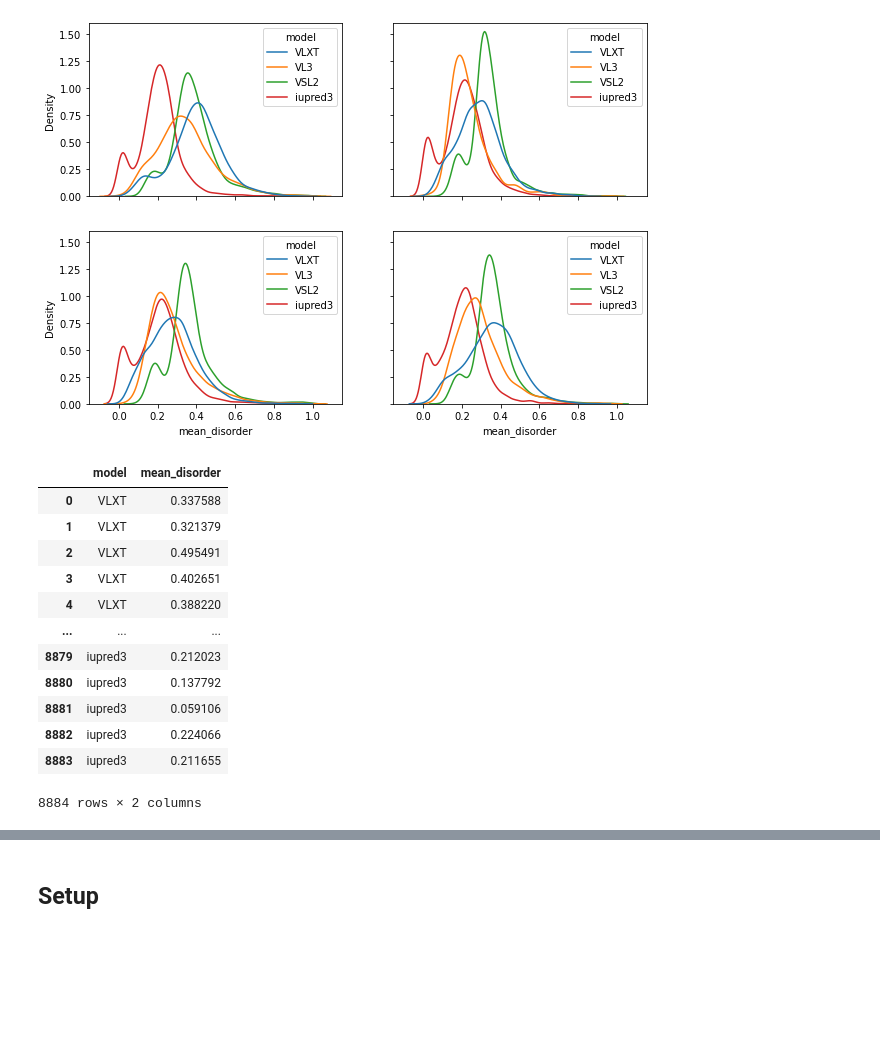
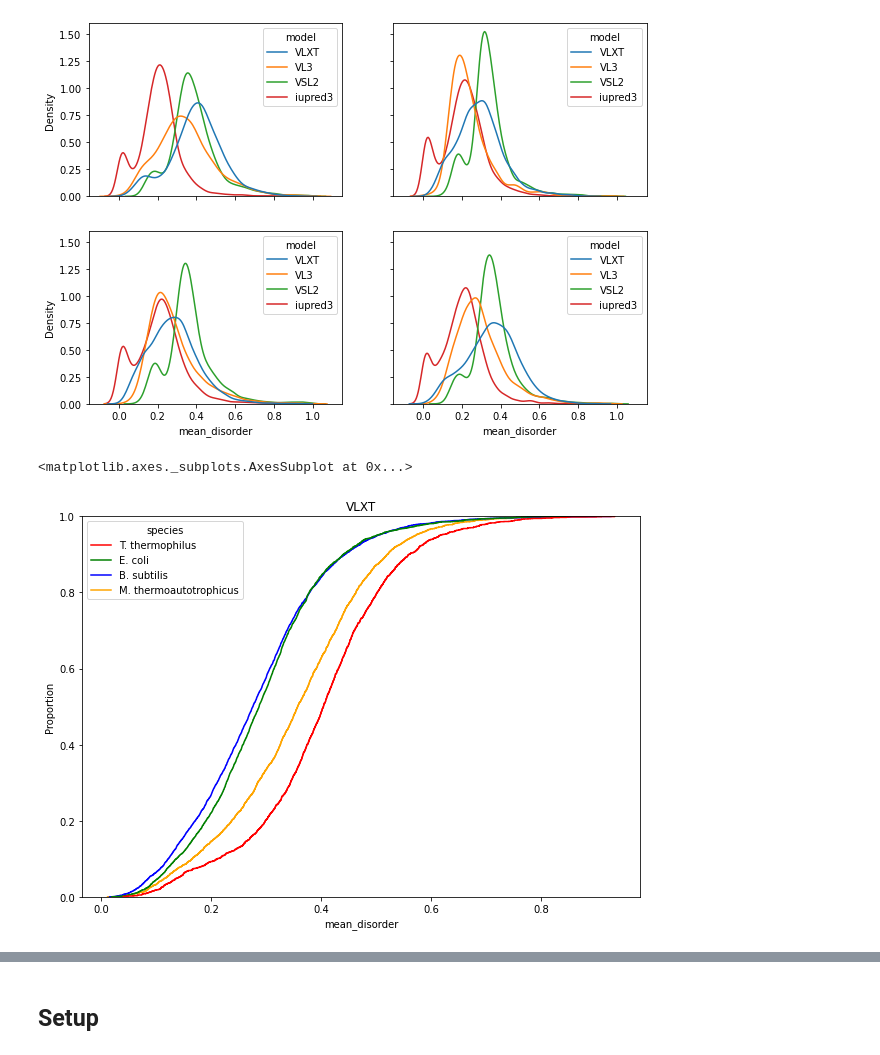
Before and after one commit to alibekk93/IDP_analysis, a Jupyter notebook: IDP_analysis.ipynb, the cells around one changed output, grey strips where cells are left out. Saved outputs shown, nothing was run; the diff lists cells and outputs as text; code cells hidden in the pictures; blank space fills up the shorter version.

```diff
--- a/IDP_analysis.ipynb
+++ b/IDP_analysis.ipynb
@@ -66,19 +66,23 @@ sns.kdeplot(data=TT_separate_models_means, x='mean_disorder', hue='model', ax=ax
 sns.kdeplot(data=EC_separate_models_means, x='mean_disorder', hue='model', ax=axs[0, 1])
 sns.kdeplot(data=BS_separate_models_means, x='mean_disorder', hue='model', ax=axs[1, 0])
 sns.kdeplot(data=MT_separate_models_means, x='mean_disorder', hue='model', ax=axs[1, 1])
-# %%
-TT_separate_models_means
-# %% [output]
-|  | model | mean_disorder |
-| 0 | VLXT | 0.337588 |
-| 1 | VLXT | 0.321379 |
-| 2 | VLXT | 0.495491 |
-| 3 | VLXT | 0.402651 |
-| 4 | VLXT | 0.388220 |
-| ... | ... | ... |
-| 8879 | iupred3 | 0.212023 |
-| 8880 | iupred3 | 0.137792 |
-| 8881 | iupred3 | 0.059106 |
-| 8882 | iupred3 | 0.224066 |
-| 8883 | iupred3 | 0.211655 |
-8884 rows × 2 columns
+# %%
+TT_separate_models_means['species'] = 'T. thermophilus'
+EC_separate_models_means['species'] = 'E. coli'
+BS_separate_models_means['species'] = 'B. subtilis'
+MT_separate_models_means['species'] = 'M. thermoautotrophicus'
+# %%
+model_means = pd.concat([TT_separate_models_means, EC_separate_models_means,
+                         BS_separate_models_means, MT_separate_models_means])
+# %%
+m = models[0]
+
+fig, ax = plt.subplots(figsize=(10,7))
+
+plt.title(m)
+
+sns.ecdfplot(data=model_means[model_means.model==m].reset_index(),
+            x='mean_disorder', hue='species', palette=['red', 'green', 'blue', 'orange'])
+# %% [output]
+<matplotlib.axes._subplots.AxesSubplot at 0x...>
+[figure, added]
```
Also changed, not shown: parts of 11 cells of this notebook.
